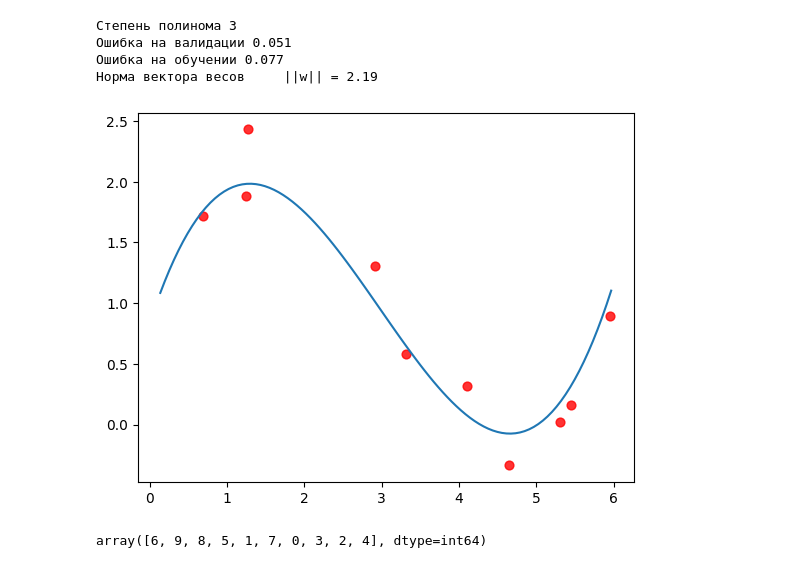
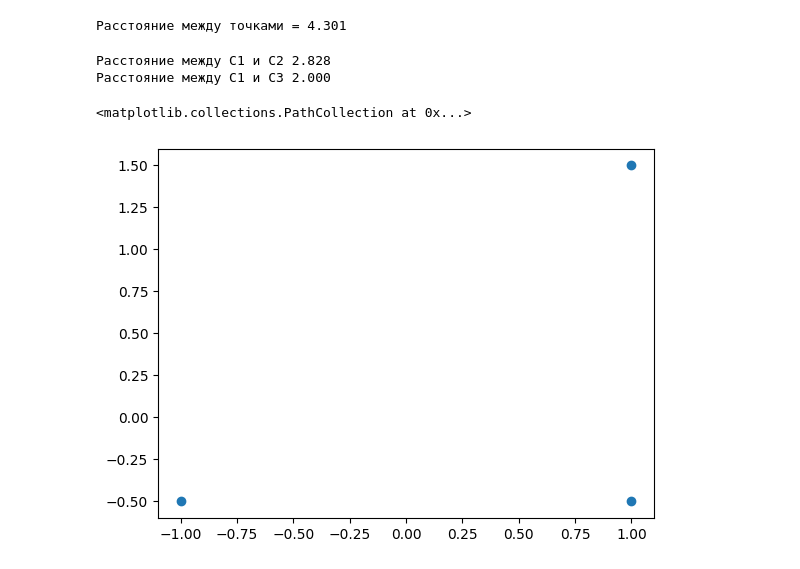
Before and after one commit to KsNikko27/Woirk_files_transfer, a Jupyter notebook: Lesson_1.ipynb, the cells around one changed output. Saved outputs shown, nothing was run; the diff lists cells and outputs as text; code cells hidden in the pictures.

```diff
--- a/Lesson_1.ipynb
+++ b/Lesson_1.ipynb
@@ -144,18 +0,0 @@ w_norm = []
-# %%
-degree = 3
-err_val, err_train, coef_norm = train_polynomial(degree, data)
-
-degrees.append(degree)
-valid_err.append(err_val)
-train_err.append(err_train)
-w_norm.append(coef_norm)
-# %% [output]
-Степень полинома 3
-Ошибка на валидации 0.051
-Ошибка на обучении 0.077
-Норма вектора весов     ||w|| = 2.19
-[figure, removed]
-# %%
-np.argsort(x_val[:,0])
-# %% [output]
-array([6, 9, 8, 5, 1, 7, 0, 3, 2, 4], dtype=int64)
@@ -161,0 +9,25 @@ array([6, 9, 8, 5, 1, 7, 0, 3, 2, 4], dtype=int64)
+# %%
+c1 = [1.0, -1.5]
+c2 = [-1.5, 2]
+
+dist = euclidean(c1,c2)
+print("Расстояние между точками = %.3f" %dist)
+# %% [output]
+Расстояние между точками = 4.301
+# %%
+
+c1 = [1.0, 1.5]
+c2 = [-1.0, -0.5]
+c3 = [1.0, -0.5]
+
+dist_1_3 = euclidean(c1,c3)
+dist_1_2 = euclidean(c1,c2)
+print("Расстояние между C1 и C2 %.3f\nРасстояние между C1 и C3 %.3f" %(dist_1_2, dist_1_3))
+# %% [output]
+Расстояние между C1 и C2 2.828
+Расстояние между C1 и C3 2.000
+# %%
+plt.scatter([c1[0], c2[0], c3[0]], [c1[1], c2[1], c3[1]])
+# %% [output]
+<matplotlib.collections.PathCollection at 0x...>
+[figure, added]
```
Also changed, not shown: parts of 19 cells of this notebook.
